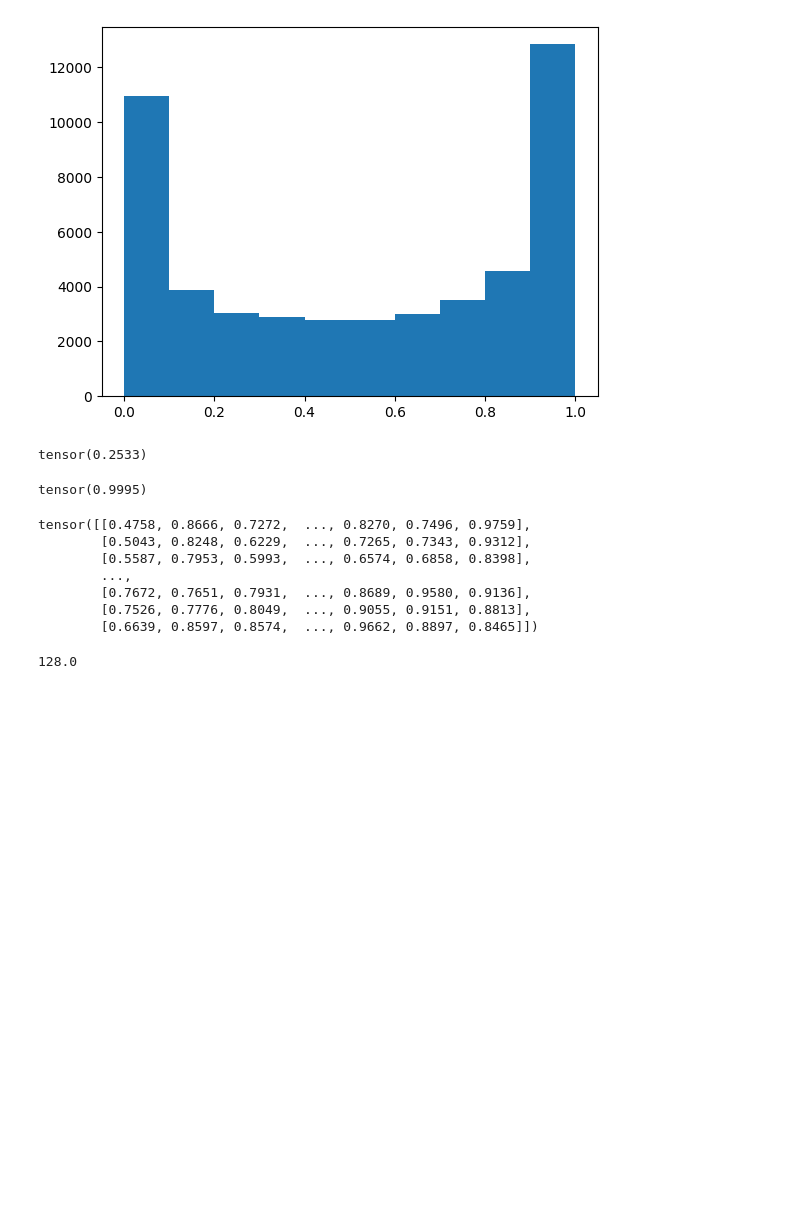
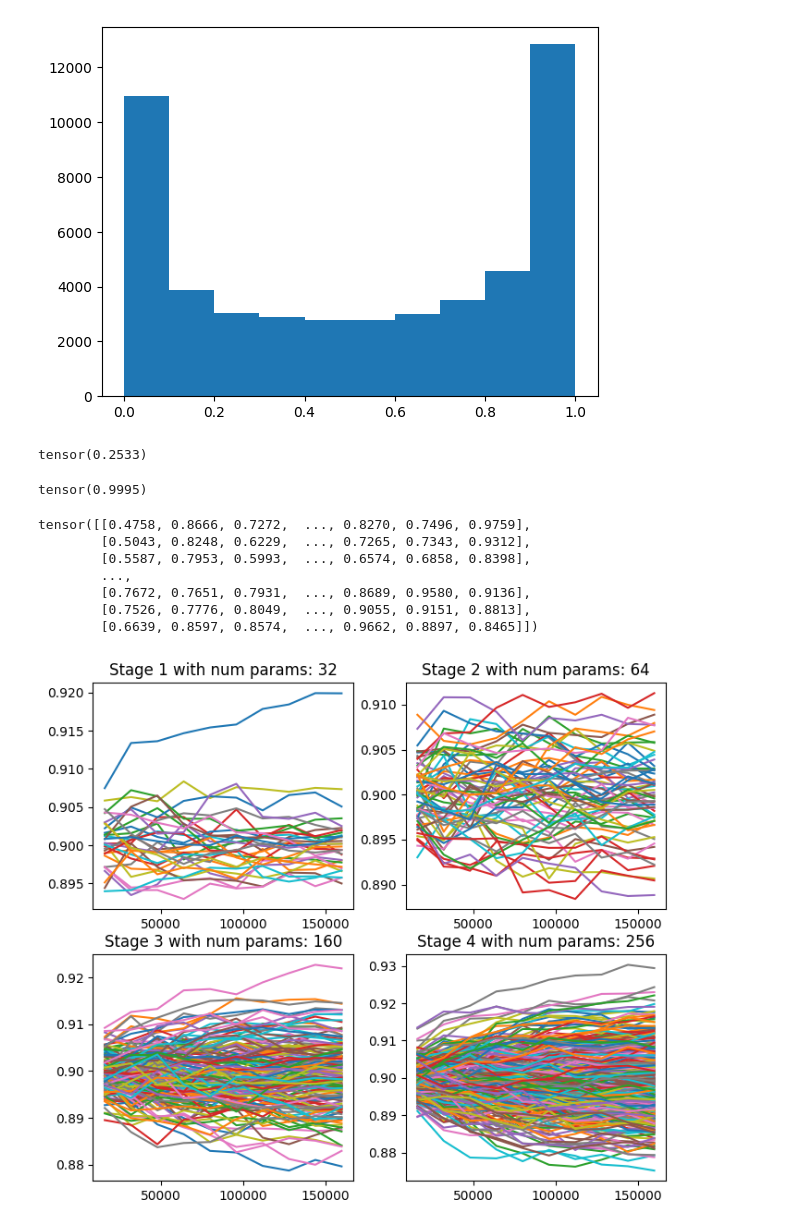
Before and after one commit to julian-klitzing/u-mixformer, a Jupyter notebook: params_analysis.ipynb, the cells around one changed output. Cells and saved outputs as stored; diff of their text form; code cells hidden in the pictures; blank space fills up the shorter version.

Commit message:
plot function for "vector-bottlenecks" of layers

```diff
--- a/params_analysis.ipynb
+++ b/params_analysis.ipynb
@@ -14,6 +14,7 @@ path_dir_harcoded_bn = "work_dirs/segformer_mit-b0_8xb2-160k_ade20k-512x512/2023
 path_dir_set5 = "work_dirs/segformer_mit-b0_8xb2-160k_ade20k-512x512/20230628_131036"
 path_hardcoded_new_optim = "work_dirs/segformer_mit-b0_8xb2-160k_ade20k-512x512/20230628_151930"
 path_hardcoded_new_optim_corr_shape = "work_dirs/segformer_mit-b0_8xb2-160k_ade20k-512x512/20230629_150333"
+path_feedformer = "work_dirs/feedformer.b0.512x512.ade.160k_julian/20230703_151459"
 # path_file = "model_init_2.pth"
 # %%
 # state_dict = torch.load(path_file)#["state_dict"]
@@ -221,7 +222,3 @@ tensor([[0.4758, 0.8666, 0.7272,  ..., 0.8270, 0.7496, 0.9759],
         [0.7672, 0.7651, 0.7931,  ..., 0.8689, 0.9580, 0.9136],
         [0.7526, 0.7776, 0.8049,  ..., 0.9055, 0.9151, 0.8813],
         [0.6639, 0.8597, 0.8574,  ..., 0.9662, 0.8897, 0.8465]])
-# %%
-16384**0.5
-# %% [output]
-128.0
@@ -227,0 +270,32 @@ tensor([[0.4758, 0.8666, 0.7272,  ..., 0.8270, 0.7496, 0.9759],
+# %%
+alphas, lambdas = get_params_all_stages(path_feedformer)
+# %%
+def plot_results(style="plot", y_lim=None):
+    """
+    Args:
+        style : string
+            style in "plot", "hist", "box"
+    """
+    x = y = int(len(lambdas) ** 0.5)
+    fig, axs = plt.subplots(x, y, figsize=(8, 7))
+    for i in range(len(lambdas)):
+        row, col = int(i / x),  i  % x
+        params = torch.cat(lambdas[i])
+        if style == "plot":
+            x_vals = [(i + 1) * 16000 for i in range(len(params))]
+            axs[row][col].plot(x_vals, params)
+            axs[row][col].set_title(f"Stage {i + 1} with num params: {len(params[0])}")
+            axs[row][col].set_xticks
+            axs[row][col].set_ylim(y_lim)
+        if style == "hist":
+            axs[row][col].hist(params[-1].flatten())
+            axs[row][col].set_title(f"Stage {i + 1} with num params: {len(params[0])}")
+        # axs[row][col].set_ylim((0, 1))
+        if style == "box":
+            axs[row][col].boxplot(params[-1], showmeans=True, meanline=True)
+            axs[row][col].set_title(f"Stage {i + 1} with num params: {len(params[0])}")
+            axs[row][col].set_ylim(y_lim)
+# %%
+plot_results(style="plot")
+# %% [output]
+[figure, added]
```
Also changed, not shown: parts of 3 cells of this notebook.
